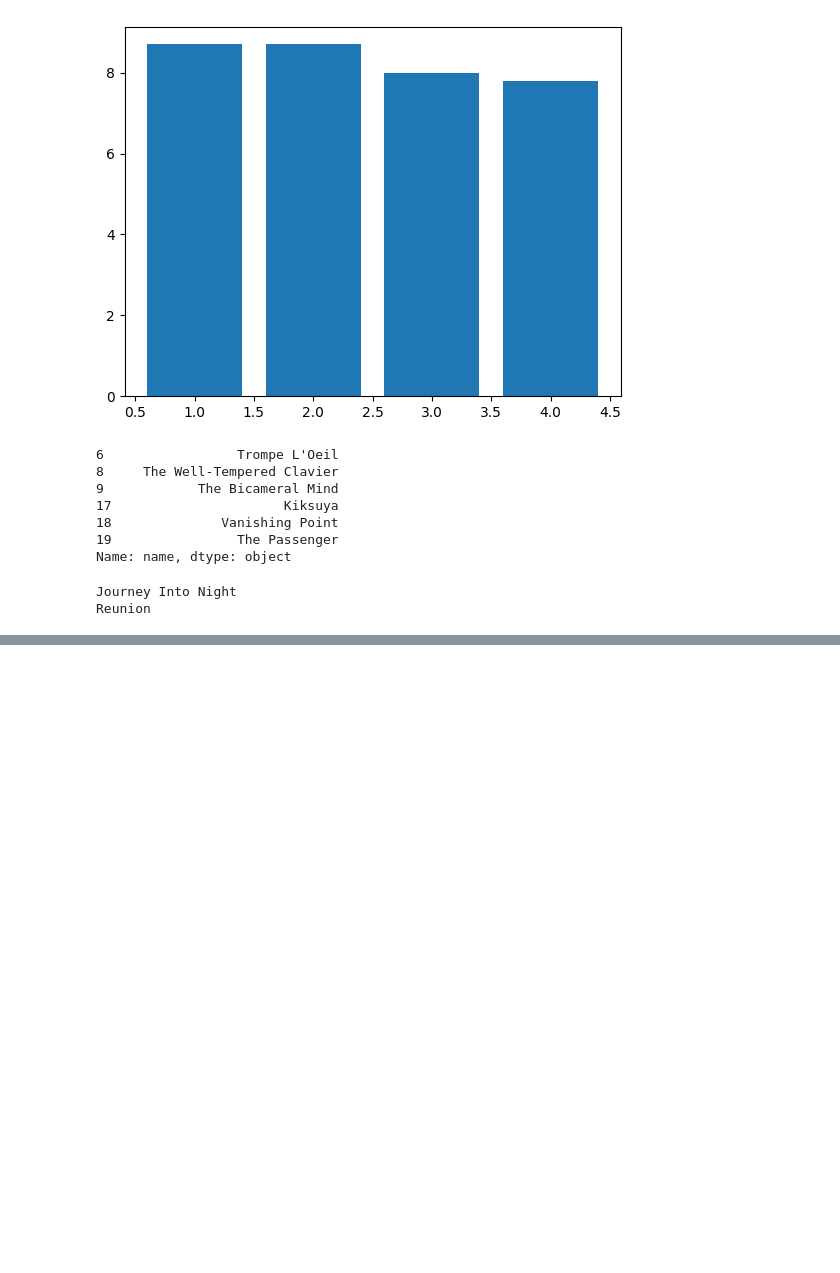
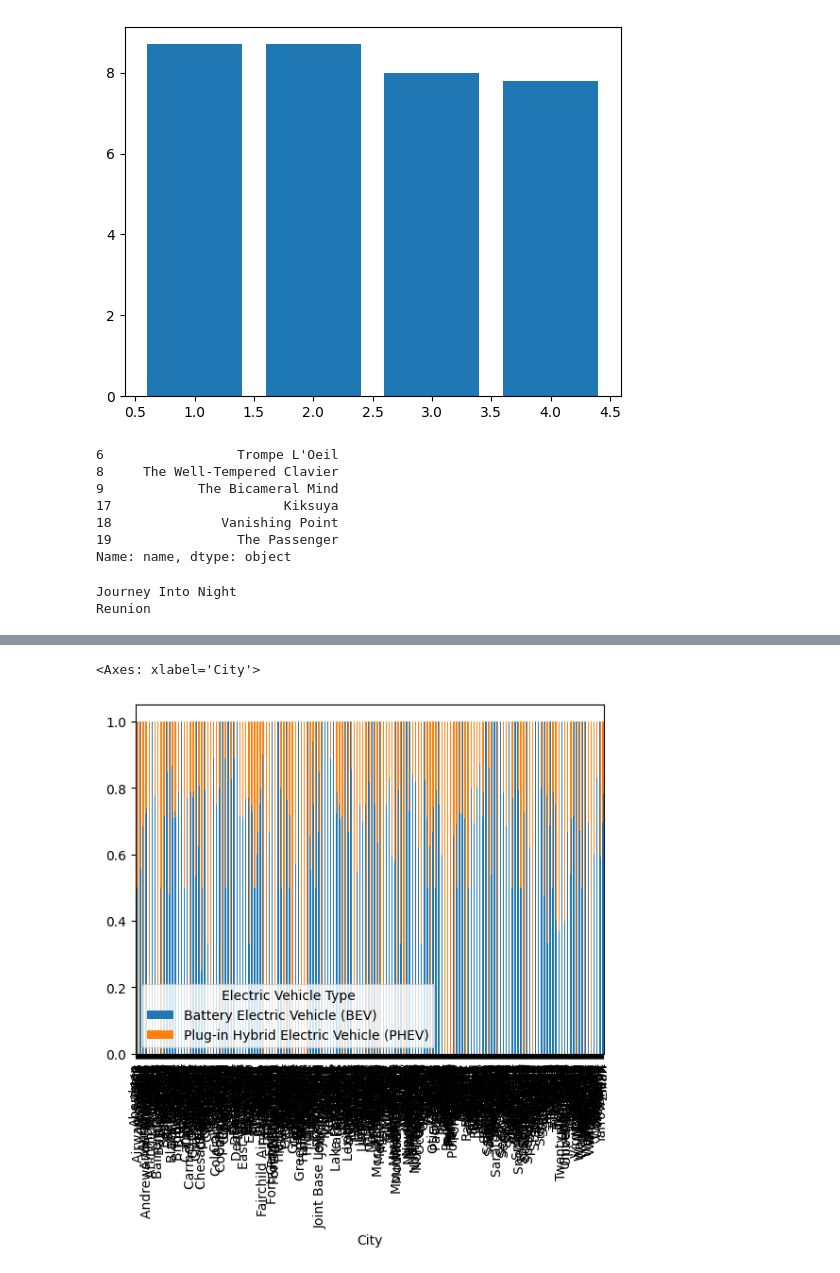
Before and after one commit to AKISHPOTHURI/DataScienceAssignment, a Jupyter notebook: python.ipynb, the cells around one changed output, grey strips where cells are left out. Drawn from its saved outputs; the diff is of its cells as text; code cells hidden in the pictures; blank space fills up the shorter version.

```diff
--- a/python.ipynb
+++ b/python.ipynb
@@ -628,0 +791,7 @@ Name: name, dtype: object
+# %%
+# ● Draw plots to show the distribution between city and electric vehicle type
+pd.crosstab(tesla['City'],tesla['Electric Vehicle Type'],
+             normalize='index').plot.bar(stacked=True)
+# %% [output]
+<Axes: xlabel='City'>
+[figure, added]
```
Also changed, not shown: parts of 14 cells of this notebook, 3 other files.
